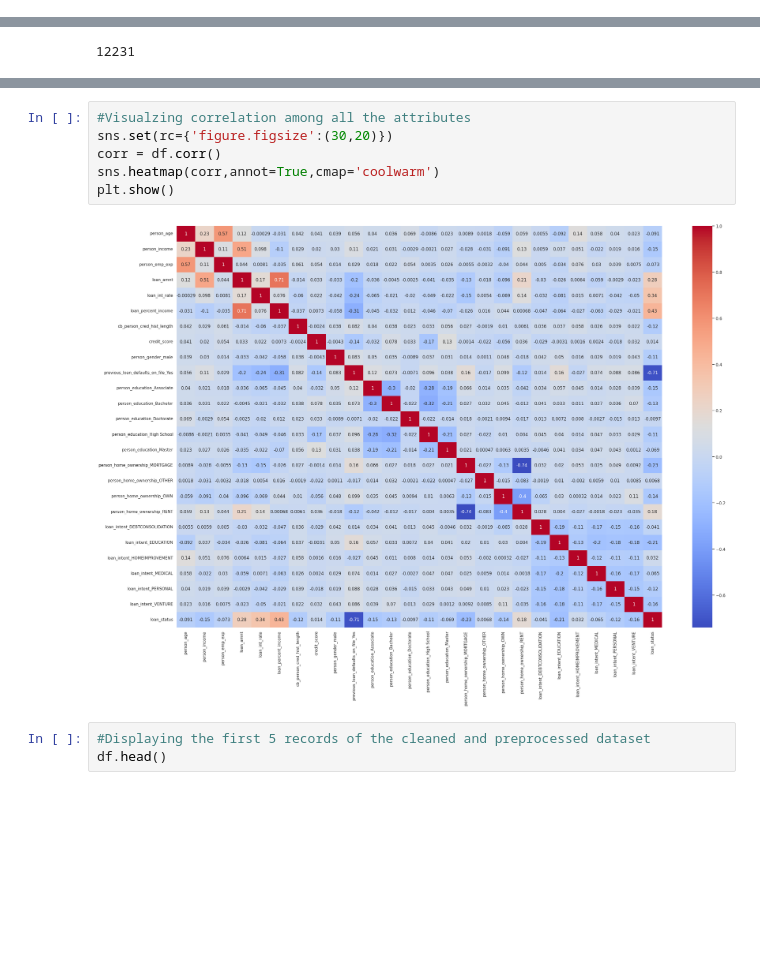
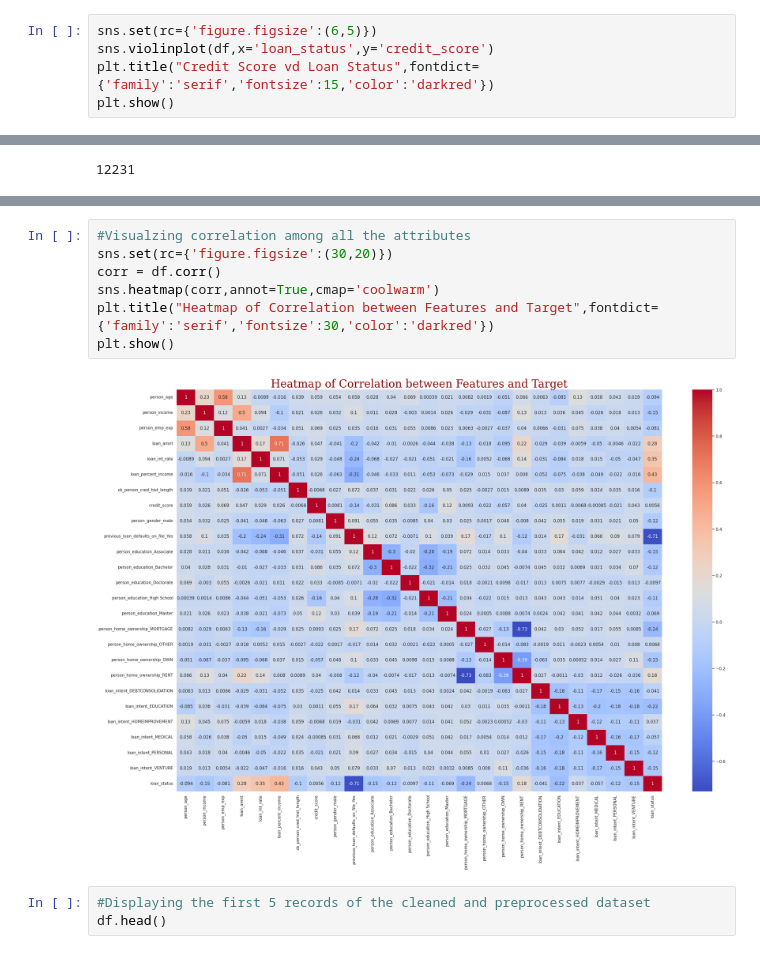
Before and after one commit to AI-fanatic24/ASD-DS-AI-ML-Internship, a Jupyter notebook: Loan.ipynb, the cells around one changed output, grey strips where cells are left out. Cells and saved outputs as stored; diff of their text form; blank space fills up the shorter version.

```diff
--- a/Loan.ipynb
+++ b/Loan.ipynb
@@ -631,3 +632,8 @@ plt.title("Previous Loan Default on File vs Loan Status",fontdict={'family':'ser
 plt.show()
 # %% [output]
 [figure]
+# %%
+sns.set(rc={'figure.figsize':(6,5)})
+sns.violinplot(df,x='loan_status',y='credit_score')
+plt.title("Credit Score vd Loan Status",fontdict={'family':'serif','fontsize':15,'color':'darkred'})
+plt.show()
@@ -675,11 +701,12 @@ plt.show()
 # %%
 #Visualzing correlation among all the attributes
 sns.set(rc={'figure.figsize':(30,20)})
 corr = df.corr()
 sns.heatmap(corr,annot=True,cmap='coolwarm')
+plt.title("Heatmap of Correlation between Features and Target",fontdict={'family':'serif','fontsize':30,'color':'darkred'})
 plt.show()
 # %% [output]
-[figure, old version]
+[figure, new version]
 # %%
 #Displaying the first 5 records of the cleaned and preprocessed dataset
 df.head()
```
Also changed, not shown: parts of 27 cells of this notebook.
